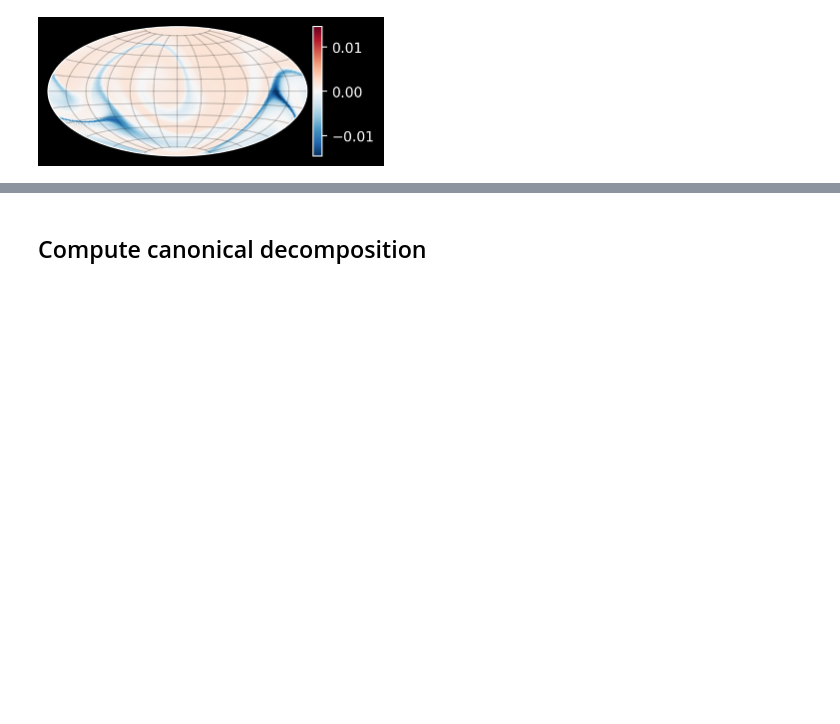
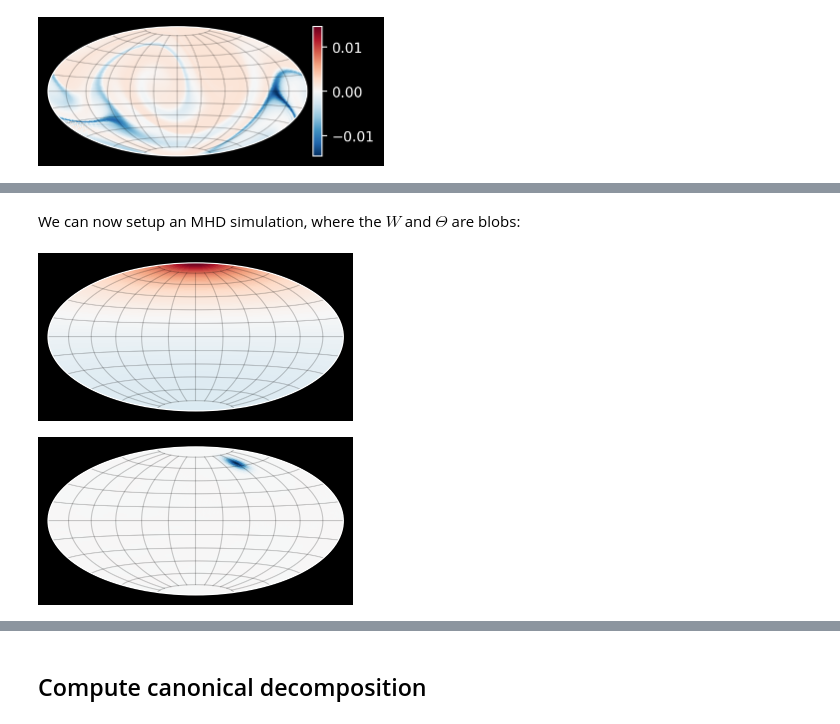
Before and after one commit to klasmodin/quflow, a Jupyter notebook: notebooks/basic-example.ipynb, the cells around one changed output, grey strips where cells are left out. Saved outputs shown, nothing was run; the diff lists cells and outputs as text; code cells hidden in the pictures; blank space fills up the shorter version.

```diff
--- a/notebooks/basic-example.ipynb
+++ b/notebooks/basic-example.ipynb
@@ -192,0 +211,14 @@ anim
+# %% [markdown]
+We can now setup an MHD simulation, where the $W$ and $\Theta$ are blobs:
+# %%
+N = 128
+W = qf.dynamics.blob(N=N, pos=np.array([0,0,-1]), sigma=5)
+Theta = -qf.dynamics.blob(N=N, pos=np.array([0,1,-2]))
+V0 = np.array([W,Theta])
+
+with plt.rc_context({'figure.figsize':(3,3)}):
+    qf.plot2(W)
+    qf.plot2(Theta)
+# %% [output]
+[figure, added]
+[figure, added]
```
Also changed, not shown: parts of 7 cells of this notebook, 5 other files.
